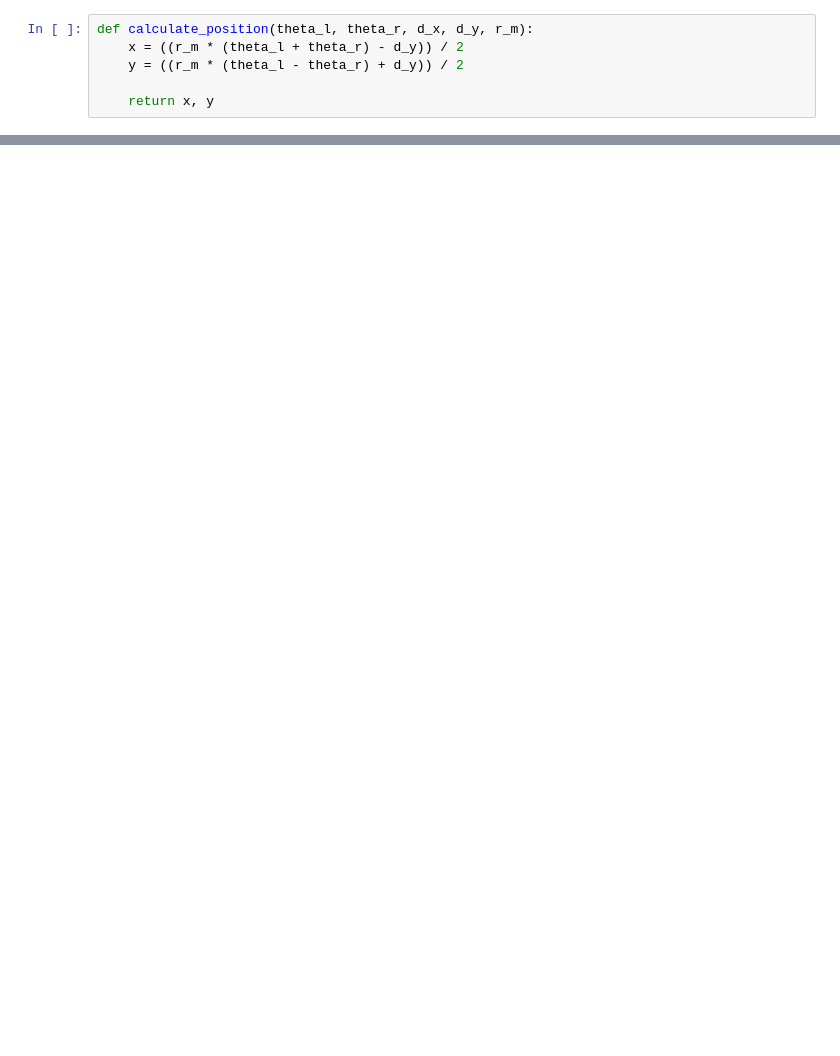
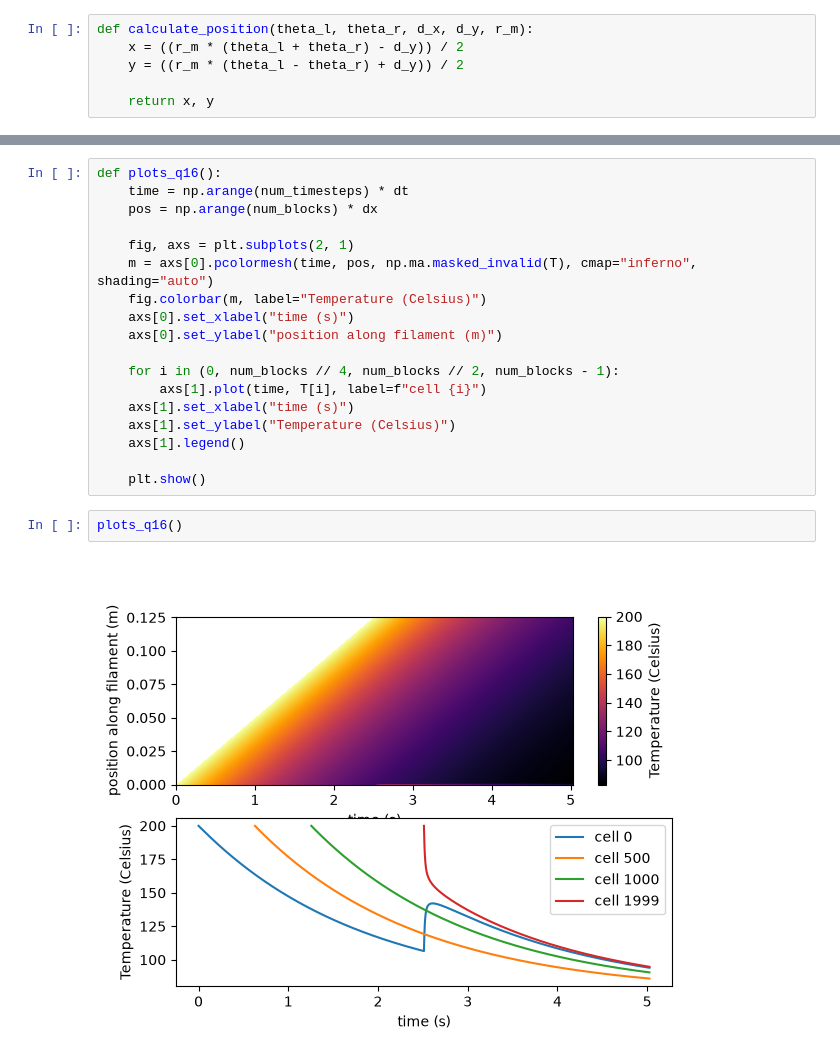
Before and after one commit to MatteoLuca5/mini-proj-MoDS, a Jupyter notebook: Mini-proj.ipynb, the cells around one changed output, grey strips where cells are left out. Saved outputs shown, nothing was run; the diff lists cells and outputs as text; blank space fills up the shorter version.

```diff
--- a/Mini-proj.ipynb
+++ b/Mini-proj.ipynb
@@ -207,0 +300,22 @@ plt.show()
+# %%
+def plots_q16():
+    time = np.arange(num_timesteps) * dt
+    pos = np.arange(num_blocks) * dx
+
+    fig, axs = plt.subplots(2, 1)
+    m = axs[0].pcolormesh(time, pos, np.ma.masked_invalid(T), cmap="inferno", shading="auto")
+    fig.colorbar(m, label="Temperature (Celsius)")
+    axs[0].set_xlabel("time (s)")
+    axs[0].set_ylabel("position along filament (m)")
+
+    for i in (0, num_blocks // 4, num_blocks // 2, num_blocks - 1):
+        axs[1].plot(time, T[i], label=f"cell {i}")
+    axs[1].set_xlabel("time (s)")
+    axs[1].set_ylabel("Temperature (Celsius)")
+    axs[1].legend()
+
+    plt.show()
+# %%
+plots_q16()
+# %% [output]
+[figure, added]
```
Also changed, not shown: parts of 12 cells of this notebook.
